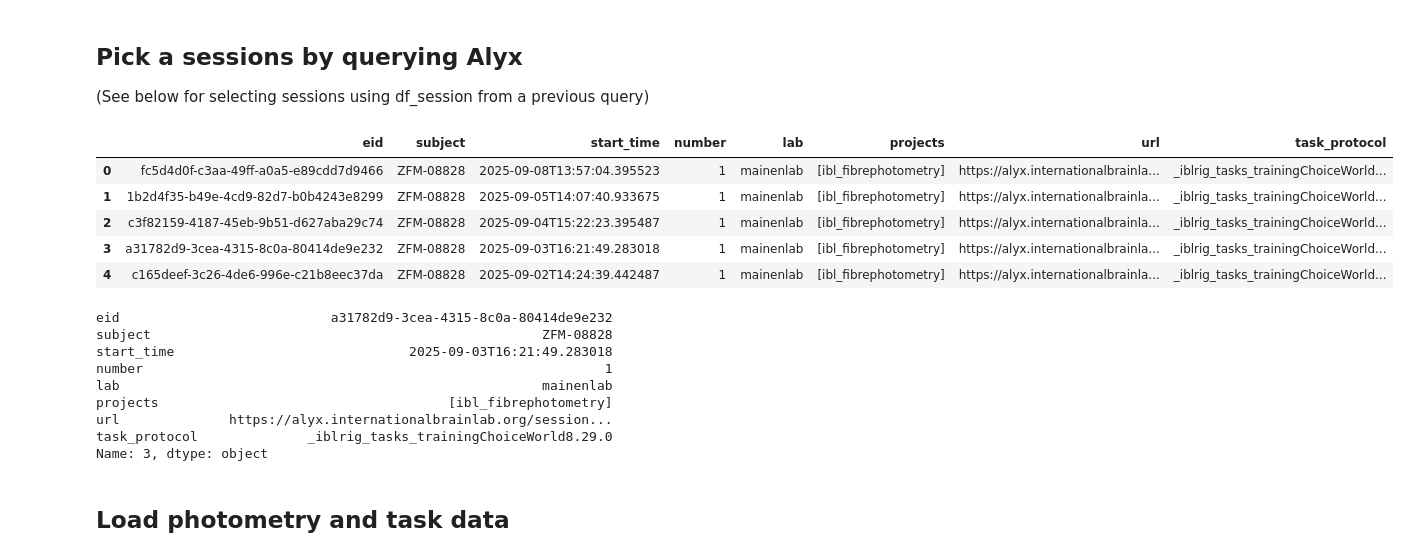
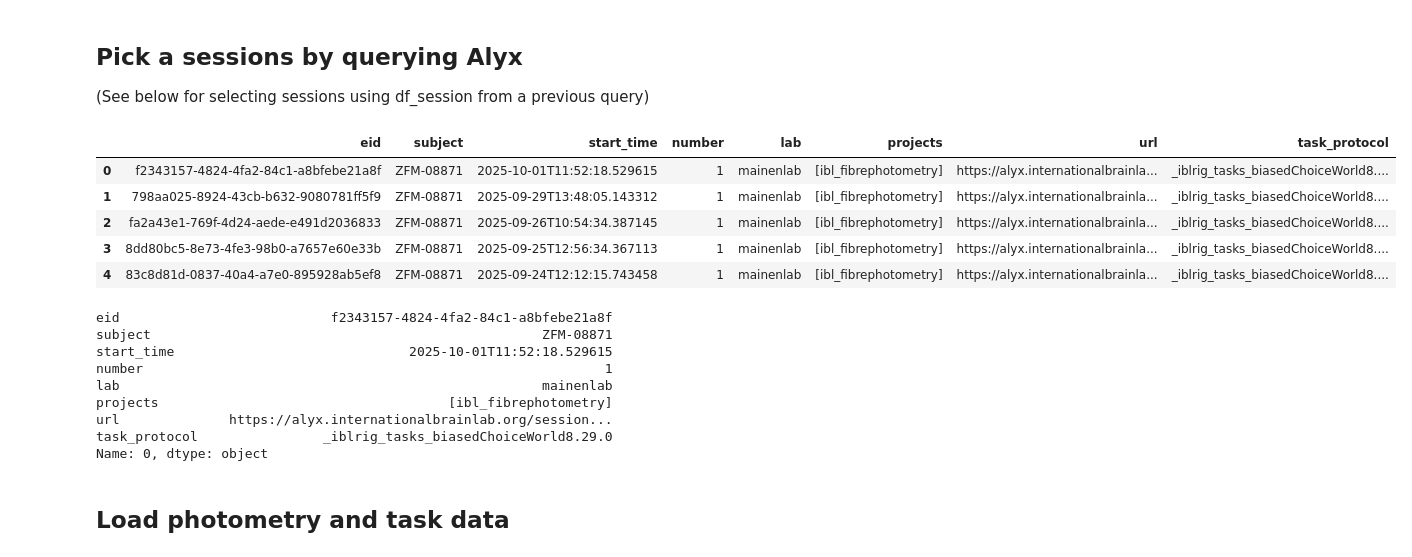
Before and after one commit to davcrom/ibl_neuromodulators, a Jupyter notebook: 01_session_viewer.ipynb, the cells around one changed output. Drawn from its saved outputs; the diff is of its cells as text; code cells hidden in the pictures.

```diff
--- a/01_session_viewer.ipynb
+++ b/01_session_viewer.ipynb
@@ -21,14 +21,14 @@ from iblphotometry import io, metrics
 one = ONE()
 # %%
 # Pick a subject
-subject = 'ZFM-08828'
+subject = 'ZFM-08871'
 
-df_sessions = pd.DataFrame(one.alyx.rest('sessions', 'list', project='ibl_fibrephotometry', subject=subject, dataset='photometry.signal.pqt')).rename(columns={'id':'eid'})
+df_sessions = pd.DataFrame(one.alyx.rest('sessions', 'list', project='ibl_fibrephotometry', subject=subject, datasets='photometry.signal.pqt')).rename(columns={'id':'eid'})
 df_sessions.head()
 # %% [output]
 |  | eid | subject | start_time | number | lab | projects | url | task_protocol |
-| 0 | fc5d4d0f-c3aa-49ff-a0a5-e89cdd7d9466 | ZFM-08828 | 2025-09-08T13:57:04.395523 | 1 | mainenlab | [ibl_fibrephotometry] | https://alyx.internationalbrainla... | _iblrig_tasks_trainingChoiceWorld... |
-| 1 | 1b2d4f35-b49e-4cd9-82d7-b0b4243e8299 | ZFM-08828 | 2025-09-05T14:07:40.933675 | 1 | mainenlab | [ibl_fibrephotometry] | https://alyx.internationalbrainla... | _iblrig_tasks_trainingChoiceWorld... |
-| 2 | c3f82159-4187-45eb-9b51-d627aba29c74 | ZFM-08828 | 2025-09-04T15:22:23.395487 | 1 | mainenlab | [ibl_fibrephotometry] | https://alyx.internationalbrainla... | _iblrig_tasks_trainingChoiceWorld... |
-| 3 | a31782d9-3cea-4315-8c0a-80414de9e232 | ZFM-08828 | 2025-09-03T16:21:49.283018 | 1 | mainenlab | [ibl_fibrephotometry] | https://alyx.internationalbrainla... | _iblrig_tasks_trainingChoiceWorld... |
-| 4 | c165deef-3c26-4de6-996e-c21b8eec37da | ZFM-08828 | 2025-09-02T14:24:39.442487 | 1 | mainenlab | [ibl_fibrephotometry] | https://alyx.internationalbrainla... | _iblrig_tasks_trainingChoiceWorld... |
+| 0 | f2343157-4824-4fa2-84c1-a8bfebe21a8f | ZFM-08871 | 2025-10-01T11:52:18.529615 | 1 | mainenlab | [ibl_fibrephotometry] | https://alyx.internationalbrainla... | _iblrig_tasks_biasedChoiceWorld8.... |
+| 1 | 798aa025-8924-43cb-b632-9080781ff5f9 | ZFM-08871 | 2025-09-29T13:48:05.143312 | 1 | mainenlab | [ibl_fibrephotometry] | https://alyx.internationalbrainla... | _iblrig_tasks_biasedChoiceWorld8.... |
+| 2 | fa2a43e1-769f-4d24-aede-e491d2036833 | ZFM-08871 | 2025-09-26T10:54:34.387145 | 1 | mainenlab | [ibl_fibrephotometry] | https://alyx.internationalbrainla... | _iblrig_tasks_biasedChoiceWorld8.... |
+| 3 | 8dd80bc5-8e73-4fe3-98b0-a7657e60e33b | ZFM-08871 | 2025-09-25T12:56:34.367113 | 1 | mainenlab | [ibl_fibrephotometry] | https://alyx.internationalbrainla... | _iblrig_tasks_biasedChoiceWorld8.... |
+| 4 | 83c8d81d-0837-40a4-a7e0-895928ab5ef8 | ZFM-08871 | 2025-09-24T12:12:15.743458 | 1 | mainenlab | [ibl_fibrephotometry] | https://alyx.internationalbrainla... | _iblrig_tasks_biasedChoiceWorld8.... |
@@ -35,18 +42,18 @@ df_sessions.head()
 # %%
 # Pick a session
-session_i = 3
+session_i = 0
 session = df_sessions.iloc[session_i]
-session
+print(session)
 # %% [output]
-eid                           a31782d9-3cea-4315-8c0a-80414de9e232
-subject                                                  ZFM-08828
-start_time                              2025-09-03T16:21:49.283018
+eid                           f2343157-4824-4fa2-84c1-a8bfebe21a8f
+subject                                                  ZFM-08871
+start_time                              2025-10-01T11:52:18.529615
 number                                                           1
 lab                                                      mainenlab
 projects                                     [ibl_fibrephotometry]
 url              https://alyx.internationalbrainlab.org/session...
-task_protocol              _iblrig_tasks_trainingChoiceWorld8.29.0
-Name: 3, dtype: object
+task_protocol                _iblrig_tasks_biasedChoiceWorld8.29.0
+Name: 0, dtype: object
 # %% [markdown]
 ## Load photometry and task data
 # %%
```
Also changed, not shown: parts of 34 cells of this notebook, 4 other files.
